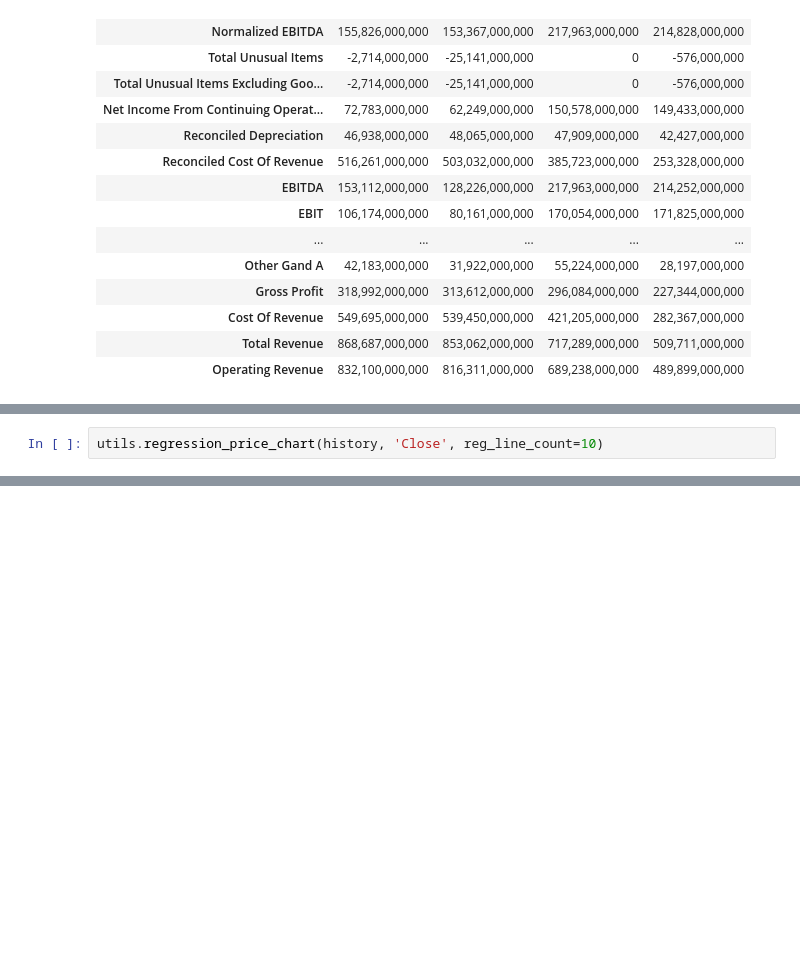
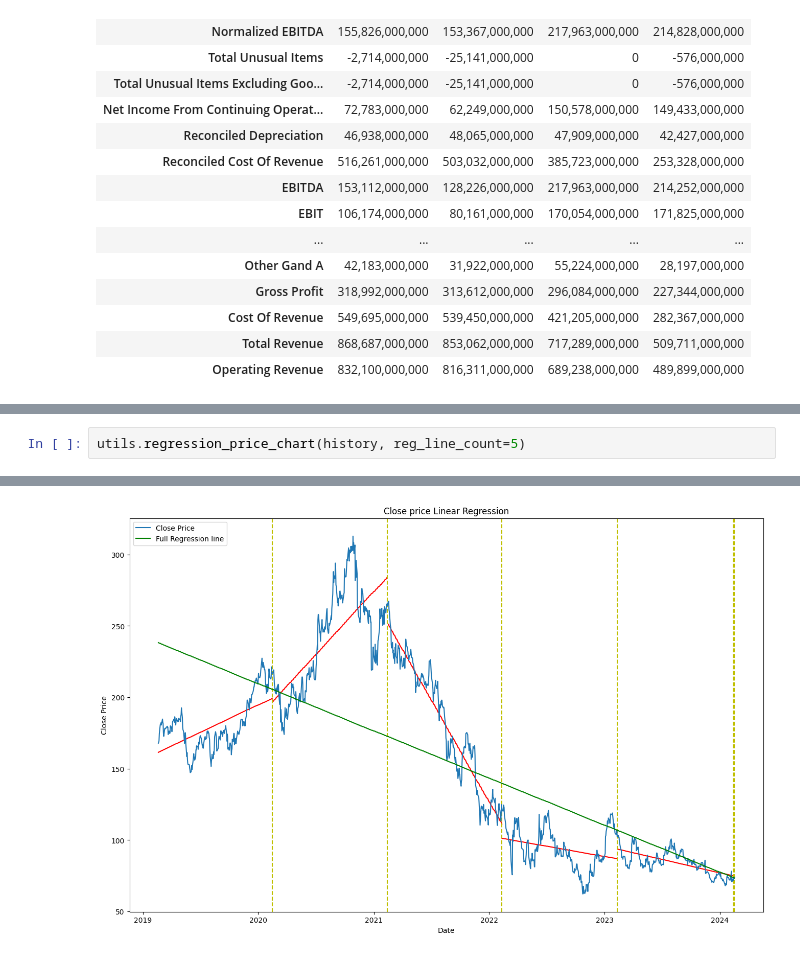
Before and after one commit to ivandimitrovkyulev/Notebooks, a Jupyter notebook: sample/analyses.ipynb, the cells around one changed output, grey strips where cells are left out. Saved outputs shown, nothing was run; the diff lists cells and outputs as text; blank space fills up the shorter version.

```diff
--- a/sample/analyses.ipynb
+++ b/sample/analyses.ipynb
@@ -84,3 +84,3 @@ history
 # %%
-utils.regression_price_chart(history, 'Close', reg_line_count=10)
+utils.regression_price_chart(history, reg_line_count=5)
 # %% [output]
@@ -88,0 +87 @@ utils.regression_price_chart(history, 'Close', reg_line_count=10)
+[figure, added]
```
Also changed, not shown: parts of 5 cells of this notebook, 2 other files.
